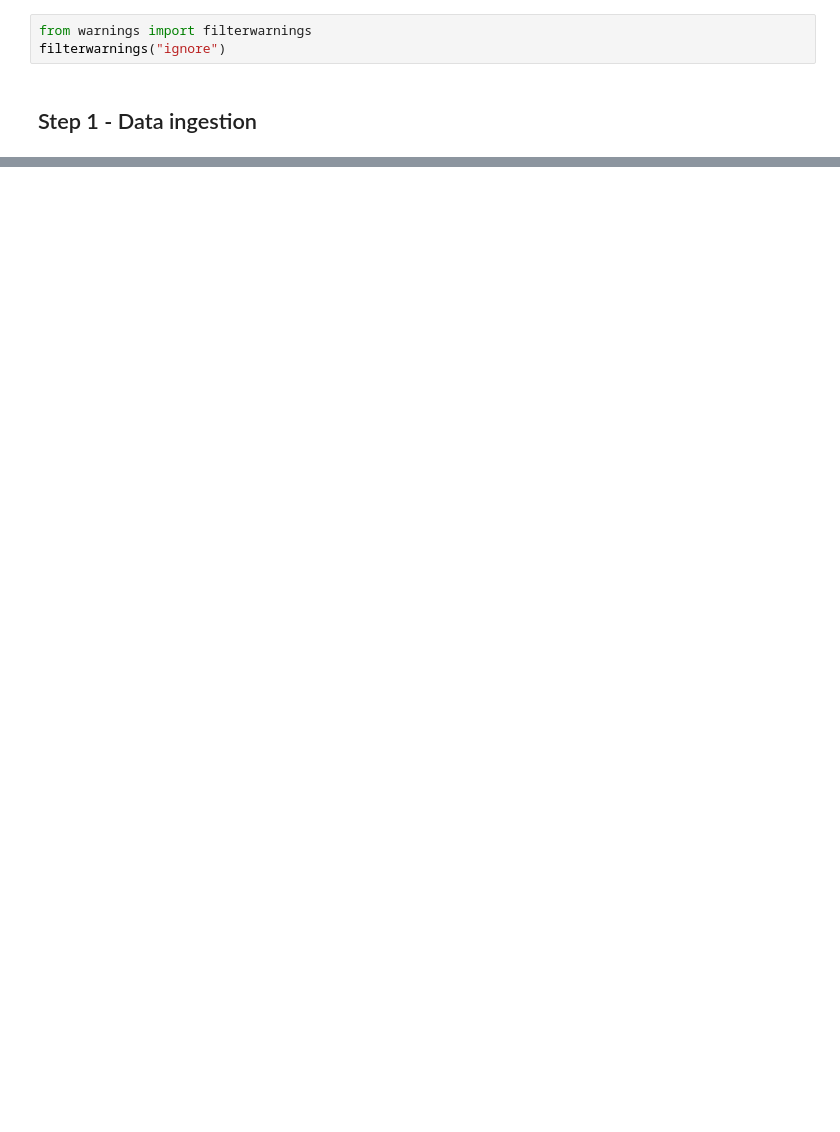
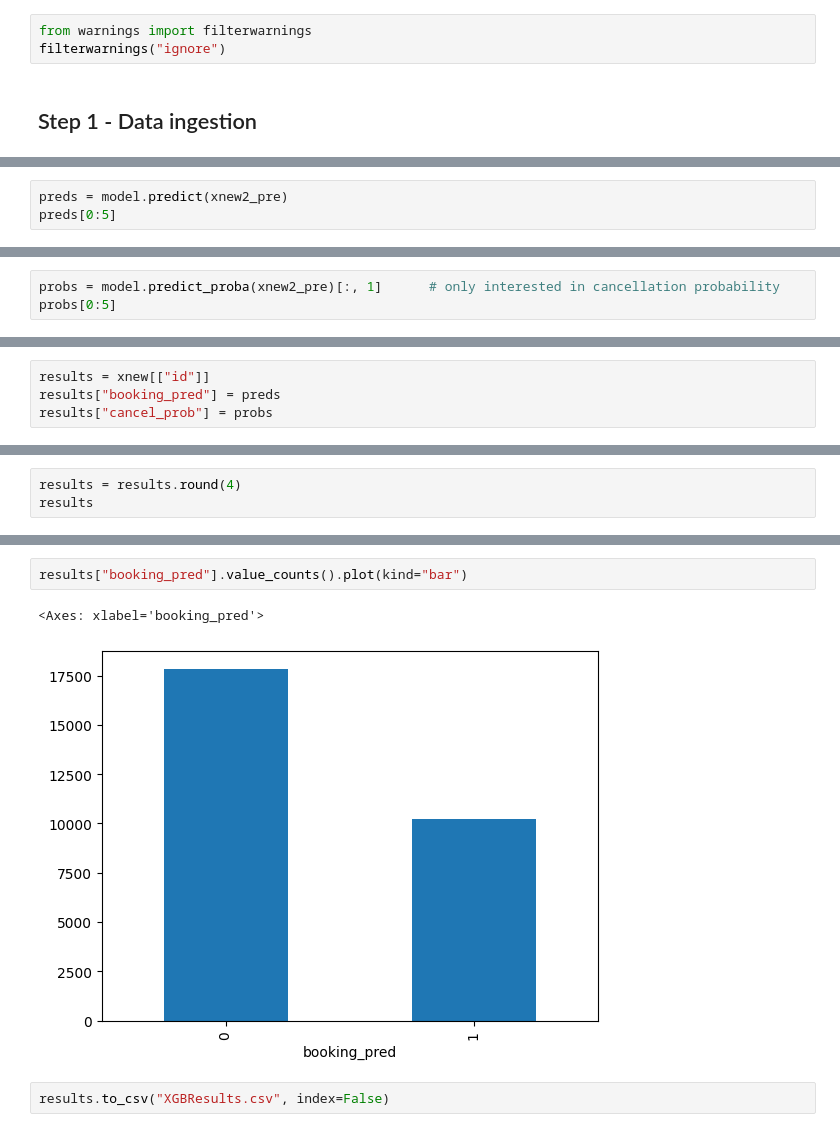
Before and after one commit to ask350/Machine-Learning, a Jupyter notebook: 12 XGBoost/xgboost.ipynb, the cells around one changed output, grey strips where cells are left out. Drawn from its saved outputs; the diff is of its cells as text; blank space fills up the shorter version.

```diff
--- a/12 XGBoost/xgboost.ipynb
+++ b/12 XGBoost/xgboost.ipynb
@@ -34,0 +407,3 @@ df =
+# %%
+preds = model.predict(xnew2_pre)
+preds[0:5]
@@ -34,0 +427,3 @@ df =
+# %%
+probs = model.predict_proba(xnew2_pre)[:, 1]      # only interested in cancellation probability
+probs[0:5]
@@ -34,0 +433,4 @@ df =
+# %%
+results = xnew[["id"]]
+results["booking_pred"] = preds
+results["cancel_prob"] = probs
@@ -34,0 +448,3 @@ df =
+# %%
+results = results.round(4)
+results
@@ -34,0 +472,7 @@ df =
+# %%
+results["booking_pred"].value_counts().plot(kind="bar")
+# %% [output]
+<Axes: xlabel='booking_pred'>
+[figure, added]
+# %%
+results.to_csv("XGBResults.csv", index=False)
```
Also changed, not shown: parts of 60 cells of this notebook, 3 other files.
